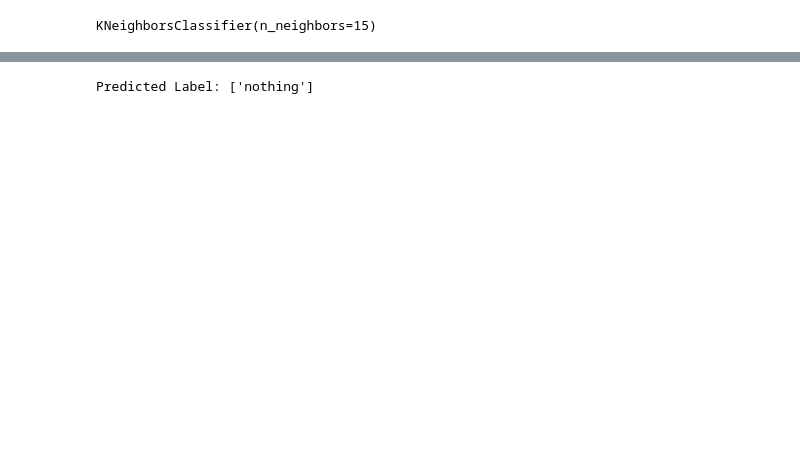
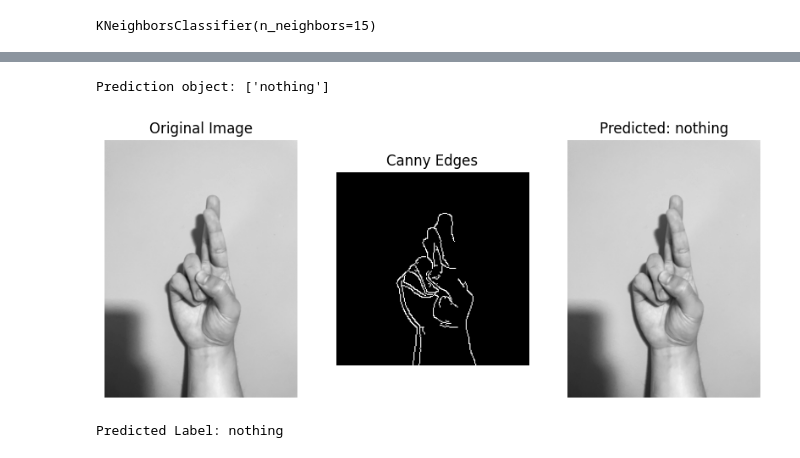
Before and after one commit to HelenChen001/Detecting-Sign-Language, a Jupyter notebook: knn_asl.ipynb, the cells around one changed output, grey strips where cells are left out. Cells and saved outputs as stored; diff of their text form; code cells hidden in the pictures; blank space fills up the shorter version.

Commit message:
performed canny edge detection for preprocessing images

```diff
--- a/knn_asl.ipynb
+++ b/knn_asl.ipynb
@@ -138,15 +132,54 @@ Test Accuracy: 96.43%
-# %%
-def predict_image(image_path, model):
-    image = Image.open(image_path).convert('L')
-    image = image.resize((64, 64))
-    feature = np.array(image).flatten().reshape(1, -1)
-    prediction = model.predict(feature)
-    return prediction
-
-l_test = "bjorn_images/IMG_3852.jpg"
-
-predicted_label = predict_image(l_test,knn_15)
-
-print(f"Predicted Label: {predicted_label}")
-# %% [output]
-Predicted Label: ['nothing']
+# %%
+def predict_and_visualize(image_path, model):
+    # Read the image in grayscale
+    image = cv2.imread(image_path, cv2.IMREAD_GRAYSCALE)
+    if image is None:
+        print("Image not found or unable to open.")
+        return None
+
+    # Resize the image to match the training data
+    image_resized = cv2.resize(image, (200,200))
+
+    # Apply Canny edge detection
+    edges = cv2.Canny(image_resized, 100, 200)
+    edges_normalized = edges / 255.0  # Normalize the edge pixels
+
+    # Flatten the edges array for prediction
+    features = edges_normalized.flatten().reshape(1, -1)
+    # features = edges.flatten().reshape(1, -1)
+
+    # Make prediction
+    prediction = model.predict(features)
+    print("Prediction object:", prediction)  # Check what prediction returns
+    predicted_label = prediction[0] if prediction.size > 0 else "No prediction could be made"
+
+    # Plot the original and the processed images
+    fig, axes = plt.subplots(1, 3, figsize=(10, 5))
+
+    # Display the original image
+    axes[0].imshow(image, cmap='gray')
+    axes[0].set_title('Original Image')
+    axes[0].axis('off')
+
+    # Display the edge image
+    axes[1].imshow(edges, cmap='gray')
+    axes[1].set_title('Canny Edges')
+    axes[1].axis('off')
+
+    # Display both with the predicted label
+    axes[2].imshow(image, cmap='gray')
+    axes[2].set_title(f'Predicted: {predicted_label}')
+    axes[2].axis('off')
+
+    plt.show()
+    return predicted_label
+
+r_test = "bjorn_images/IMG_3858.jpg"
+
+predicted_label = predict_and_visualize(r_test,knn_5)
+
+print(f"Predicted Label: {predicted_label}")
+# %% [output]
+Prediction object: ['nothing']
+[figure, added]
+Predicted Label: nothing
```
Also changed, not shown: parts of 7 cells of this notebook.
